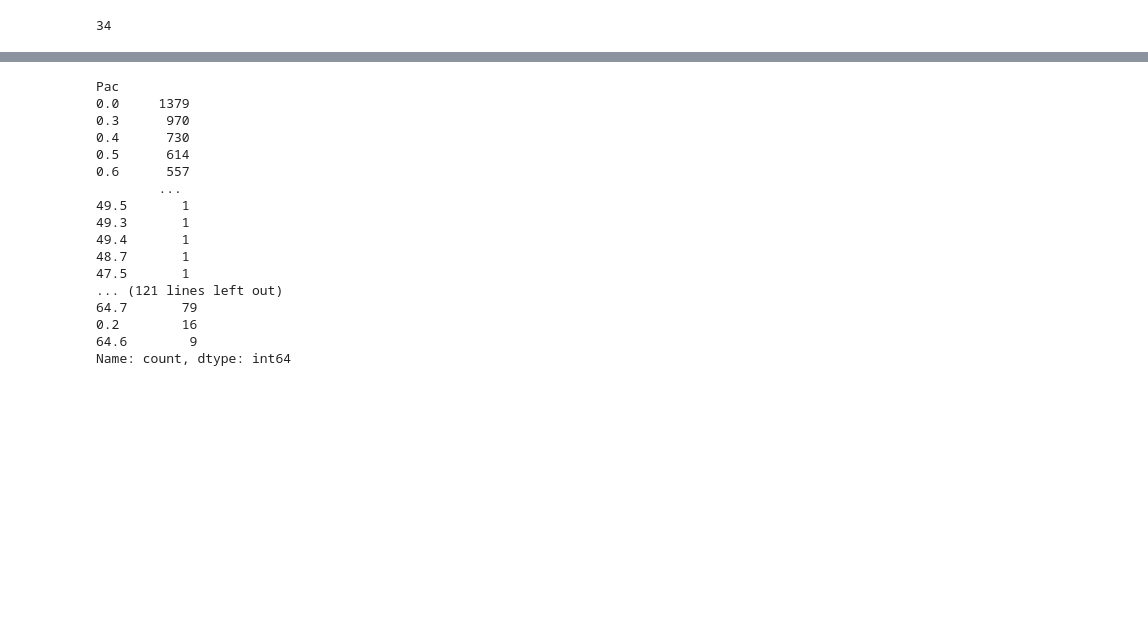
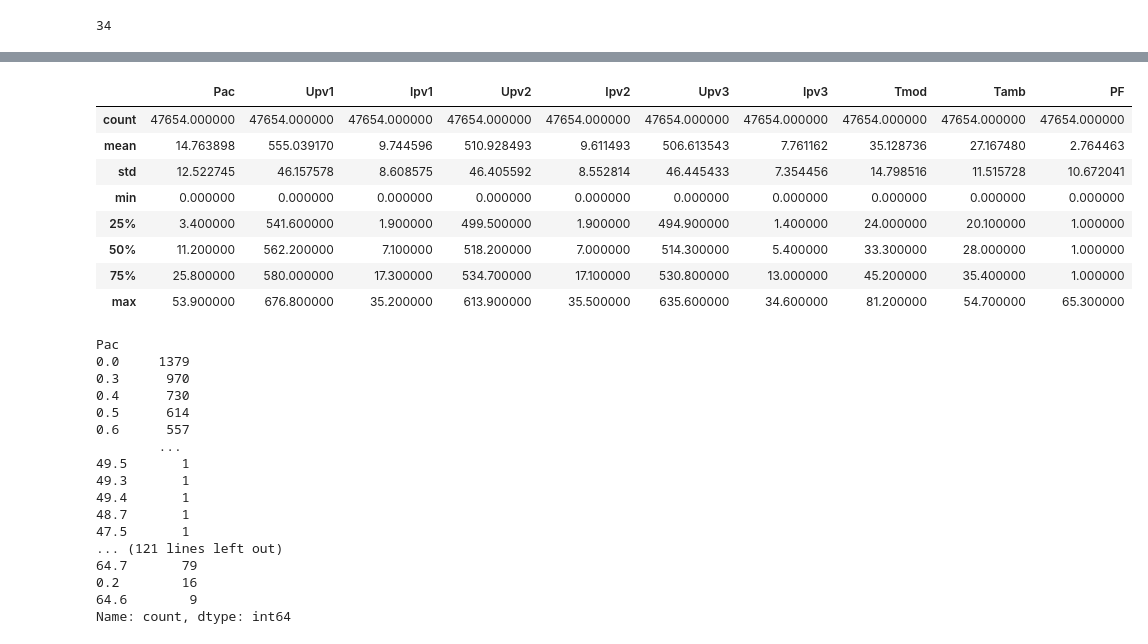
Before and after one commit to donggi22/insolation, a Jupyter notebook: EDA2.ipynb, the cells around one changed output, grey strips where cells are left out. Drawn from its saved outputs; the diff is of its cells as text; code cells hidden in the pictures; blank space fills up the shorter version.

```diff
--- a/EDA2.ipynb
+++ b/EDA2.ipynb
@@ -60,6 +62,23 @@ df_power[['Pac', 'Upv1', 'Ipv1', 'Upv2', 'Ipv2', 'Upv3', 'Ipv3', 'Tmod', 'Tamb',
 | 50% | 10.900000 | 561.800000 | 6.900000 | 517.900000 | 6.800000 | 513.900000 | 5.200000 | 33.400000 | 28.200000 | 1.000000 |
 | 75% | 25.600000 | 579.700000 | 17.100000 | 534.500000 | 16.900000 | 530.600000 | 12.900000 | 45.600000 | 35.700000 | 1.000000 |
 | max | 53.900000 | 676.800000 | 6553.500000 | 613.900000 | 6553.500000 | 635.600000 | 6553.500000 | 6553.500000 | 6553.500000 | 65.300000 |
+# %%
+_cols = ['Ipv1', 'Ipv2', 'Ipv3', 'Tmod', 'Tamb']
+
+df_power.loc[
+    df_power[_cols].le(100).all(axis=1),
+    ['Pac', 'Upv1', 'Ipv1', 'Upv2', 'Ipv2', 'Upv3', 'Ipv3', 'Tmod', 'Tamb', 'PF']
+].describe()
+# %% [output]
+|  | Pac | Upv1 | Ipv1 | Upv2 | Ipv2 | Upv3 | Ipv3 | Tmod | Tamb | PF |
+| count | 47654.000000 | 47654.000000 | 47654.000000 | 47654.000000 | 47654.000000 | 47654.000000 | 47654.000000 | 47654.000000 | 47654.000000 | 47654.000000 |
+| mean | 14.763898 | 555.039170 | 9.744596 | 510.928493 | 9.611493 | 506.613543 | 7.761162 | 35.128736 | 27.167480 | 2.764463 |
+| std | 12.522745 | 46.157578 | 8.608575 | 46.405592 | 8.552814 | 46.445433 | 7.354456 | 14.798516 | 11.515728 | 10.672041 |
+| min | 0.000000 | 0.000000 | 0.000000 | 0.000000 | 0.000000 | 0.000000 | 0.000000 | 0.000000 | 0.000000 | 0.000000 |
+| 25% | 3.400000 | 541.600000 | 1.900000 | 499.500000 | 1.900000 | 494.900000 | 1.400000 | 24.000000 | 20.100000 | 1.000000 |
+| 50% | 11.200000 | 562.200000 | 7.100000 | 518.200000 | 7.000000 | 514.300000 | 5.400000 | 33.300000 | 28.000000 | 1.000000 |
+| 75% | 25.800000 | 580.000000 | 17.300000 | 534.700000 | 17.100000 | 530.800000 | 13.000000 | 45.200000 | 35.400000 | 1.000000 |
+| max | 53.900000 | 676.800000 | 35.200000 | 613.900000 | 35.500000 | 635.600000 | 34.600000 | 81.200000 | 54.700000 | 65.300000 |
 # %%
 cols = ['Pac', 'Upv1', 'Ipv1', 'Upv2', 'Ipv2', 'Upv3', 'Ipv3', 'Tmod', 'Tamb', 'PF']
 for col in cols:
```
Also changed, not shown: parts of 29 cells of this notebook.
